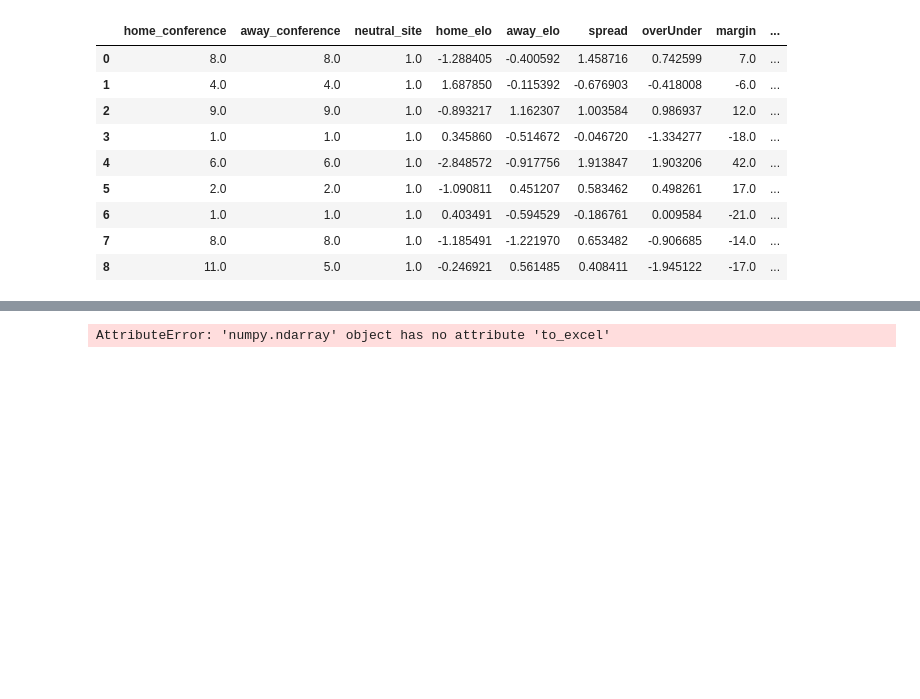
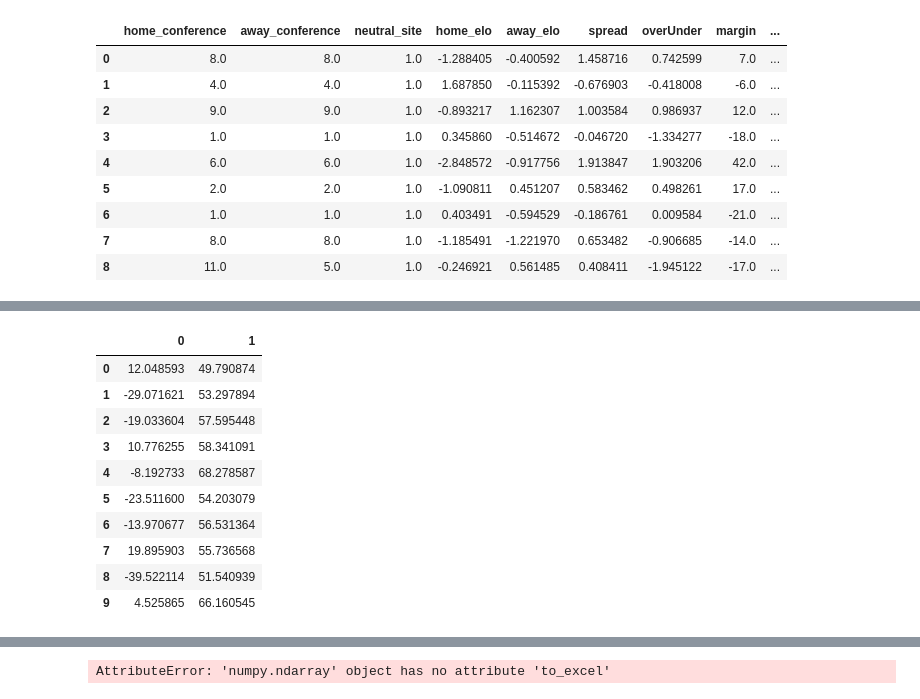
Before and after one commit to fdac21/CF-BData-Modeling, a Jupyter notebook: neural_model.ipynb, the cells around one changed output, grey strips where cells are left out. Cells and saved outputs as stored; diff of their text form; code cells hidden in the pictures; blank space fills up the shorter version.

```diff
--- a/neural_model.ipynb
+++ b/neural_model.ipynb
@@ -173,7 +175,20 @@ pdf = learn.get_preds(dl=dl)[0].numpy()
 # %%
 pd.set_option('display.max_rows', None)
 pd.set_option('display.max_columns', None)
 np.set_printoptions(formatter={'float_kind':'{:f}'.format})
 #np.set_printoptions(threshold=sys.maxsize)
 pred = pd.DataFrame(pdf)
-pred.to_excel("pred.xlsx")
+#pred.to_excel("pred.xlsx")
+pred.head(10)
+# %% [output]
+|  | 0 | 1 |
+| 0 | 12.048593 | 49.790874 |
+| 1 | -29.071621 | 53.297894 |
+| 2 | -19.033604 | 57.595448 |
+| 3 | 10.776255 | 58.341091 |
+| 4 | -8.192733 | 68.278587 |
+| 5 | -23.511600 | 54.203079 |
+| 6 | -13.970677 | 56.531364 |
+| 7 | 19.895903 | 55.736568 |
+| 8 | -39.522114 | 51.540939 |
+| 9 | 4.525865 | 66.160545 |
```
Also changed, not shown: parts of 4 cells of this notebook, 1 other file.
